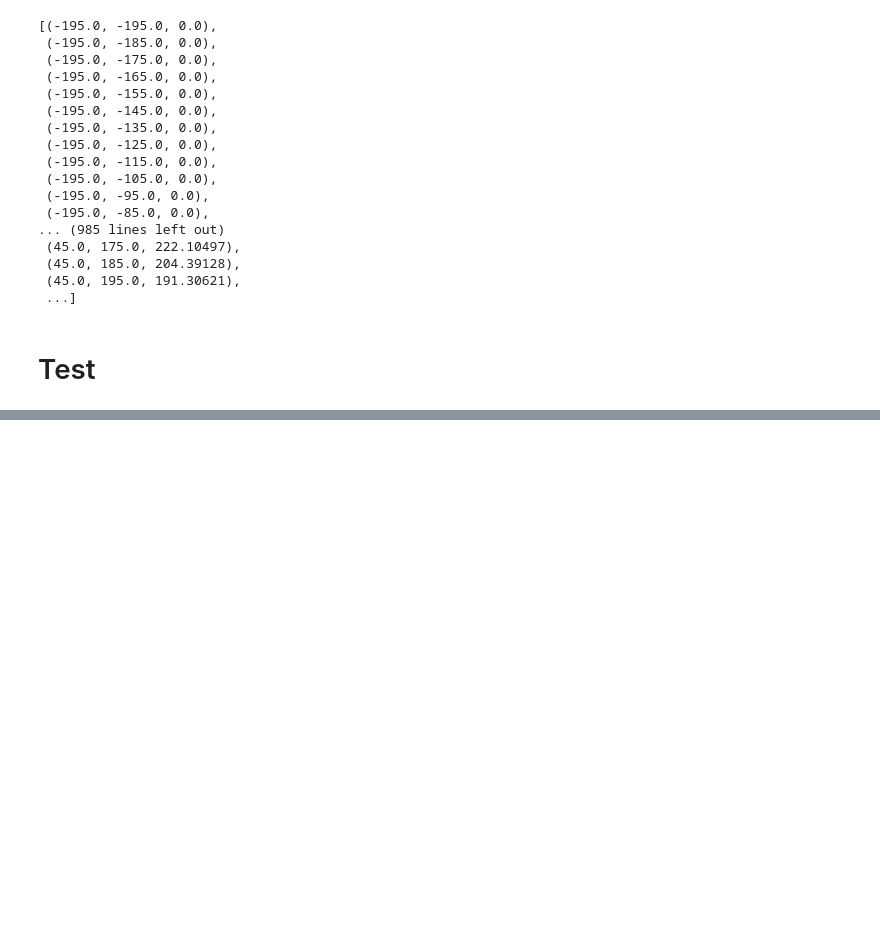
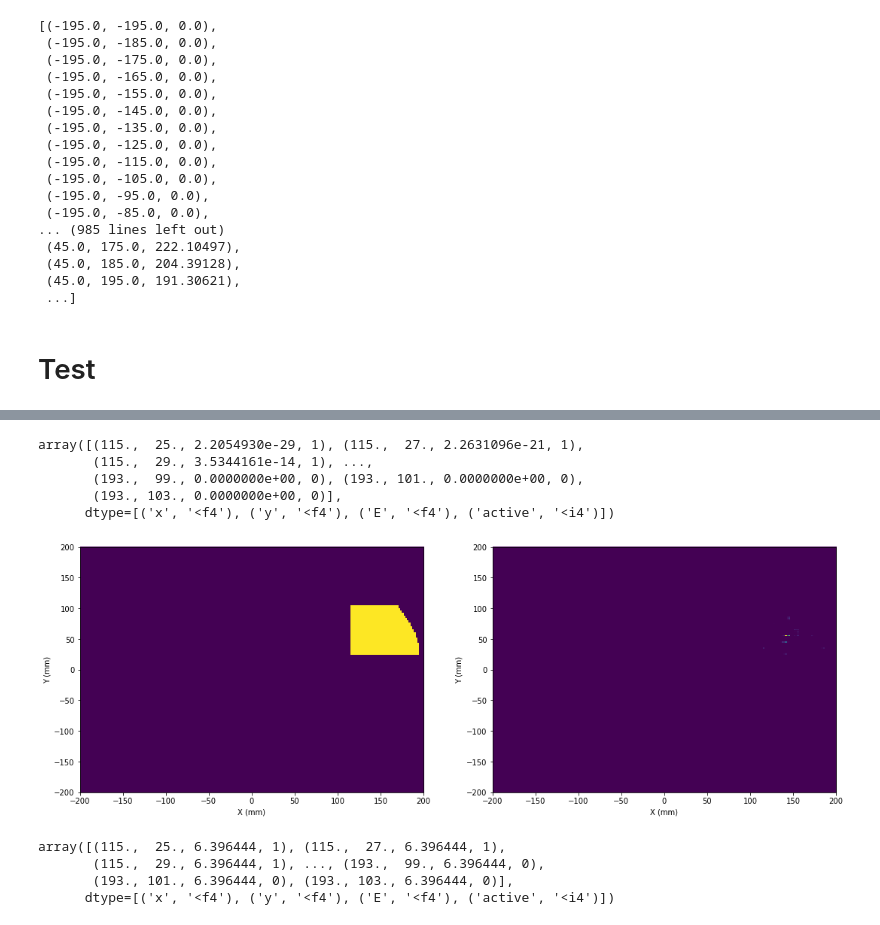
Before and after one commit to jmbenlloch/IC-1, a Jupyter notebook: RESET-cuda-non-compact.ipynb, the cells around one changed output, grey strips where cells are left out. Cells and saved outputs as stored; diff of their text form; code cells hidden in the pictures; blank space fills up the shorter version.

```diff
--- a/RESET-cuda-non-compact.ipynb
+++ b/RESET-cuda-non-compact.ipynb
@@ -530,0 +533,38 @@ Wall time: 149 µs
+# %%
+voxels_out_h
+# %% [output]
+array([(115.,  25., 2.2054930e-29, 1), (115.,  27., 2.2631096e-21, 1),
+       (115.,  29., 3.5344161e-14, 1), ...,
+       (193.,  99., 0.0000000e+00, 0), (193., 101., 0.0000000e+00, 0),
+       (193., 103., 0.0000000e+00, 0)],
+      dtype=[('x', '<f4'), ('y', '<f4'), ('E', '<f4'), ('active', '<i4')])
+# %%
+import matplotlib.pylab as plt
+from invisible_cities.icaro.hst_functions import hist2d
+from invisible_cities.icaro.hst_functions import labels
+%matplotlib inline
+
+
+binsX = 400/sizeX
+
+fig, axes = plt.subplots(1, 2, figsize=(18,6))
+plt.sca(axes[0])
+_ = hist2d(voxels_h['x'], voxels_h['y'], [binsX, binsX], [[-200.,200.],[-200.,200.]], weights= voxels_h['E'], new_figure=False)
+labels("X (mm)", "Y (mm)", "")
+
+plt.sca(axes[1])
+_ = hist2d(voxels_out_h['x'], voxels_out_h['y'], [binsX, binsX], [[-200.,200.],[-200.,200.]], weights= voxels_out_h['E'], new_figure=False)
+labels("X (mm)", "Y (mm)", "")
+
+#plt.sca(axes[2])
+#_ = hist2d(imageIter[0], imageIter[1], [binsX, binsX], [[-200.,200.],[-200.,200.]], weights= imageIter[2], new_figure=False)
+#labels("X (mm)", "Y (mm)", "")
+# %% [output]
+[figure, added]
+# %%
+voxels_h
+# %% [output]
+array([(115.,  25., 6.396444, 1), (115.,  27., 6.396444, 1),
+       (115.,  29., 6.396444, 1), ..., (193.,  99., 6.396444, 0),
+       (193., 101., 6.396444, 0), (193., 103., 6.396444, 0)],
+      dtype=[('x', '<f4'), ('y', '<f4'), ('E', '<f4'), ('active', '<i4')])
```
Also changed, not shown: parts of 2 cells of this notebook, 2 other files.
